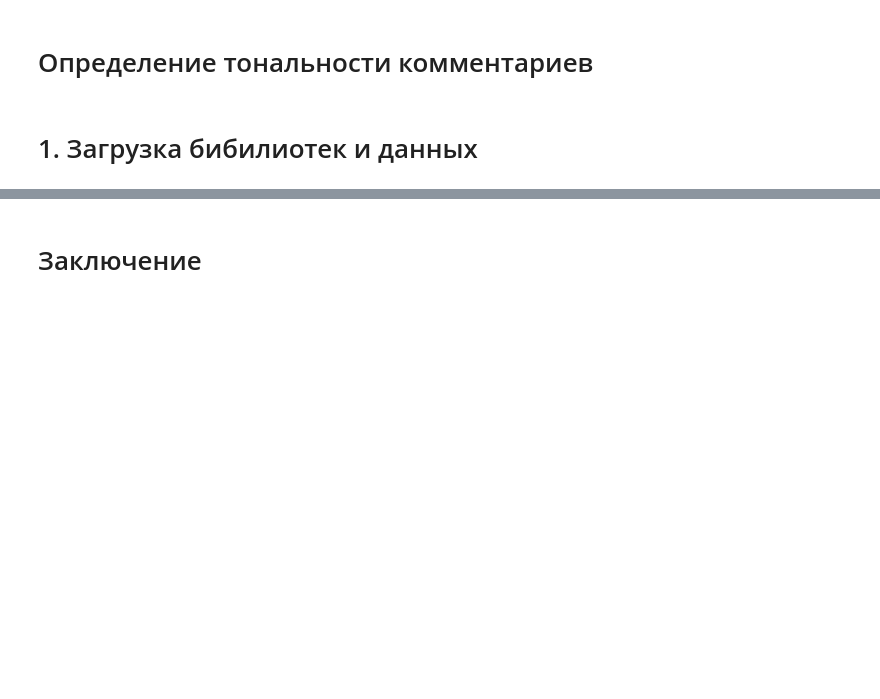
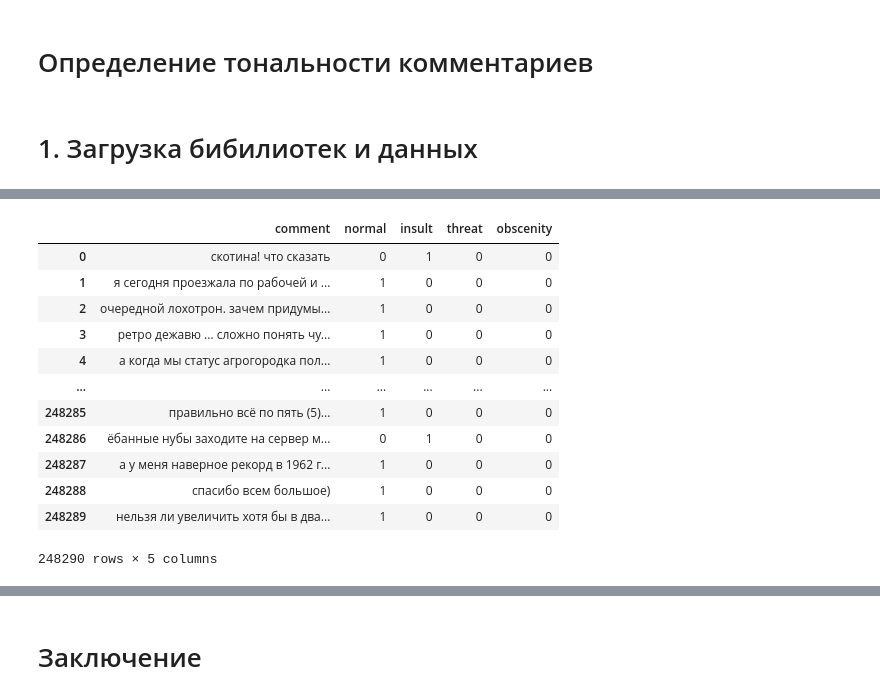
Before and after one commit to KishlakEnjoyer/MachineLearning_and_BigData, a Jupyter notebook: 4kurs/tone-comments/classification-tone-comments.ipynb, the cells around one changed output, grey strips where cells are left out. Cells and saved outputs as stored; diff of their text form; code cells hidden in the pictures; blank space fills up the shorter version.

```diff
--- a/4kurs/tone-comments/classification-tone-comments.ipynb
+++ b/4kurs/tone-comments/classification-tone-comments.ipynb
@@ -40,0 +50,31 @@ ModuleNotFoundError: No module named 'tensorflow.keras.wrappers.scikit_learn'
+# %%
+def creat_df():
+    data_list = []
+    with open("dataset.txt", encoding = 'utf-8') as file:
+        for line in file:
+            labels = line.split()[0]
+            text = line[len(labels)+1:].strip()
+            labels = labels.split(",")
+            mask = [1 if "__label__NORMAL" in labels else 0,
+                    1 if "__label__INSULT" in labels else 0,
+                    1 if "__label__THREAT" in labels else 0,
+                    1 if "__label__OBSCENITY" in labels else 0]
+            data_list.append((text, *mask))
+    return pd.DataFrame(data_list, columns=["comment", "normal", "insult", "threat", "obscenity"])
+# %%
+df = creat_df()
+df
+# %% [output]
+|  | comment | normal | insult | threat | obscenity |
+| 0 | скотина! что сказать | 0 | 1 | 0 | 0 |
+| 1 | я сегодня проезжала по рабочей и ... | 1 | 0 | 0 | 0 |
+| 2 | очередной лохотрон. зачем придумы... | 1 | 0 | 0 | 0 |
+| 3 | ретро дежавю ... сложно понять чу... | 1 | 0 | 0 | 0 |
+| 4 | а когда мы статус агрогородка пол... | 1 | 0 | 0 | 0 |
+| ... | ... | ... | ... | ... | ... |
+| 248285 | правильно всё по пять (5)... | 1 | 0 | 0 | 0 |
+| 248286 | ёбанные нубы заходите на сервер м... | 0 | 1 | 0 | 0 |
+| 248287 | а у меня наверное рекорд в 1962 г... | 1 | 0 | 0 | 0 |
+| 248288 | спасибо всем большое) | 1 | 0 | 0 | 0 |
+| 248289 | нельзя ли увеличить хотя бы в два... | 1 | 0 | 0 | 0 |
+248290 rows × 5 columns
```
Also changed, not shown: parts of 49 cells of this notebook, 1 other file.
